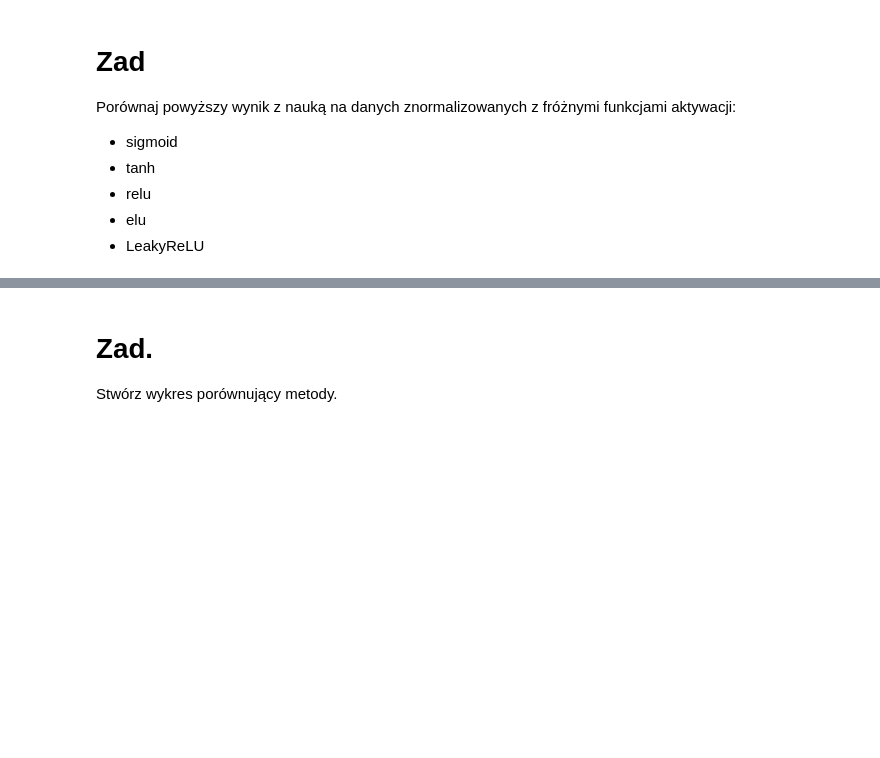
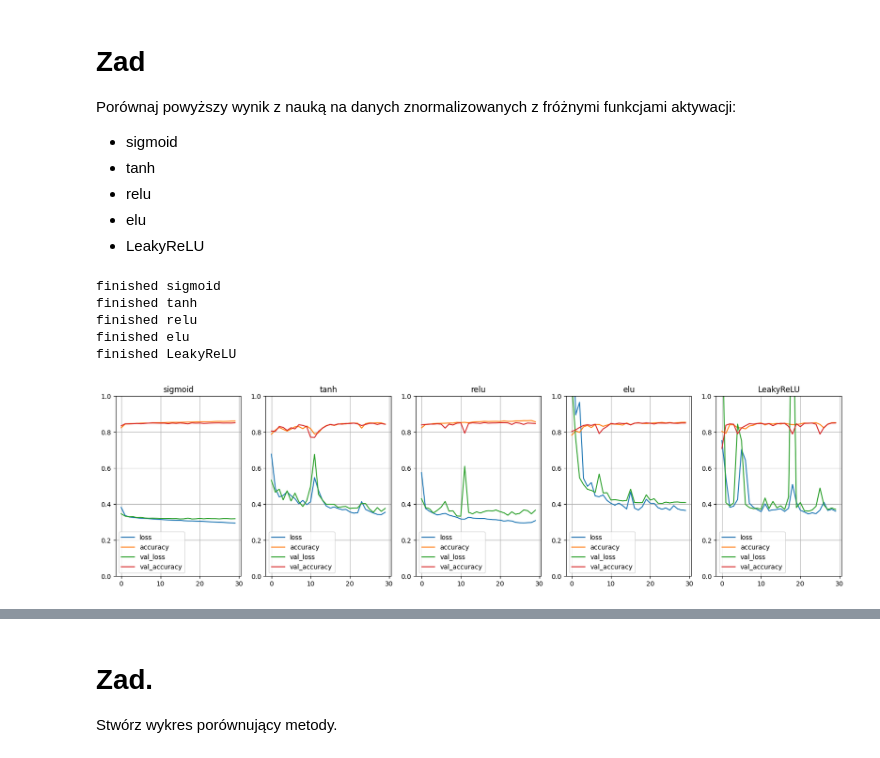
Before and after one commit to KrystianJachna/AI, a Jupyter notebook: cw10/AD_Z10_K_activation_function.ipynb, the cells around one changed output, grey strips where cells are left out. Saved outputs shown, nothing was run; the diff lists cells and outputs as text; code cells hidden in the pictures; blank space fills up the shorter version.

```diff
--- a/cw10/AD_Z10_K_activation_function.ipynb
+++ b/cw10/AD_Z10_K_activation_function.ipynb
@@ -165,3 +133,40 @@ Porównaj powyższy wynik z nauką na danych znormalizowanych z fróżnymi funkc
 * relu
 * elu
 * LeakyReLU
+# %%
+scaler = StandardScaler()
+
+X_train = scaler.fit_transform(X_train)
+X_test = scaler.transform(X_test)
+# %%
+activation_functions = ["sigmoid", "tanh", "relu", "elu", "LeakyReLU"]
+# %%
+models_history = []
+
+for activation in activation_functions:
+    model = Sequential()
+    model.add(Dense(100,activation=activation,input_shape=(X_train.shape[1],)))
+    model.add(Dense(50,activation=activation))
+    model.add(Dense(10,activation=activation))
+    model.add(Dense(1,activation=activation))
+    model.compile(loss="binary_crossentropy",optimizer="Adam", metrics=["accuracy"])
+    history = model.fit(X_train, y_train, validation_data= (X_test, y_test), batch_size=32,epochs=30, verbose=0)
+    models_history.append((history, model))
+    print(f"finished {activation}")
+# %% [output]
+finished sigmoid
+finished tanh
+finished relu
+finished elu
+finished LeakyReLU
+# %%
+fig, axs = plt.subplots(1, 5, figsize=(20, 5))
+
+for i, (history, model) in enumerate(models_history):
+    pd.DataFrame(history.history).plot(ax=axs[i])
+    axs[i].set_title(activation_functions[i])
+    axs[i].set_ylim(0, 1)
+    axs[i].grid(True)
+    axs[i].legend()
+# %% [output]
+[figure, added]
```
Also changed, not shown: parts of 14 cells of this notebook.
